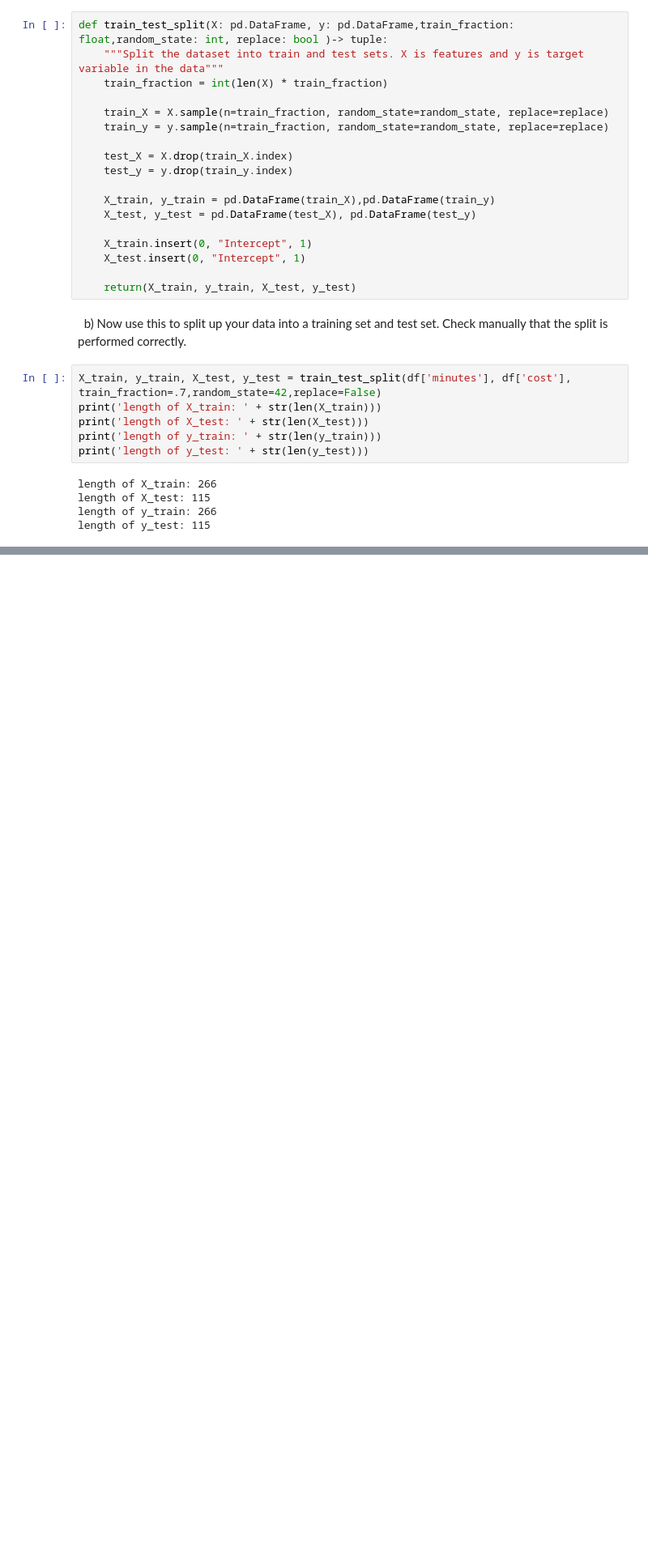
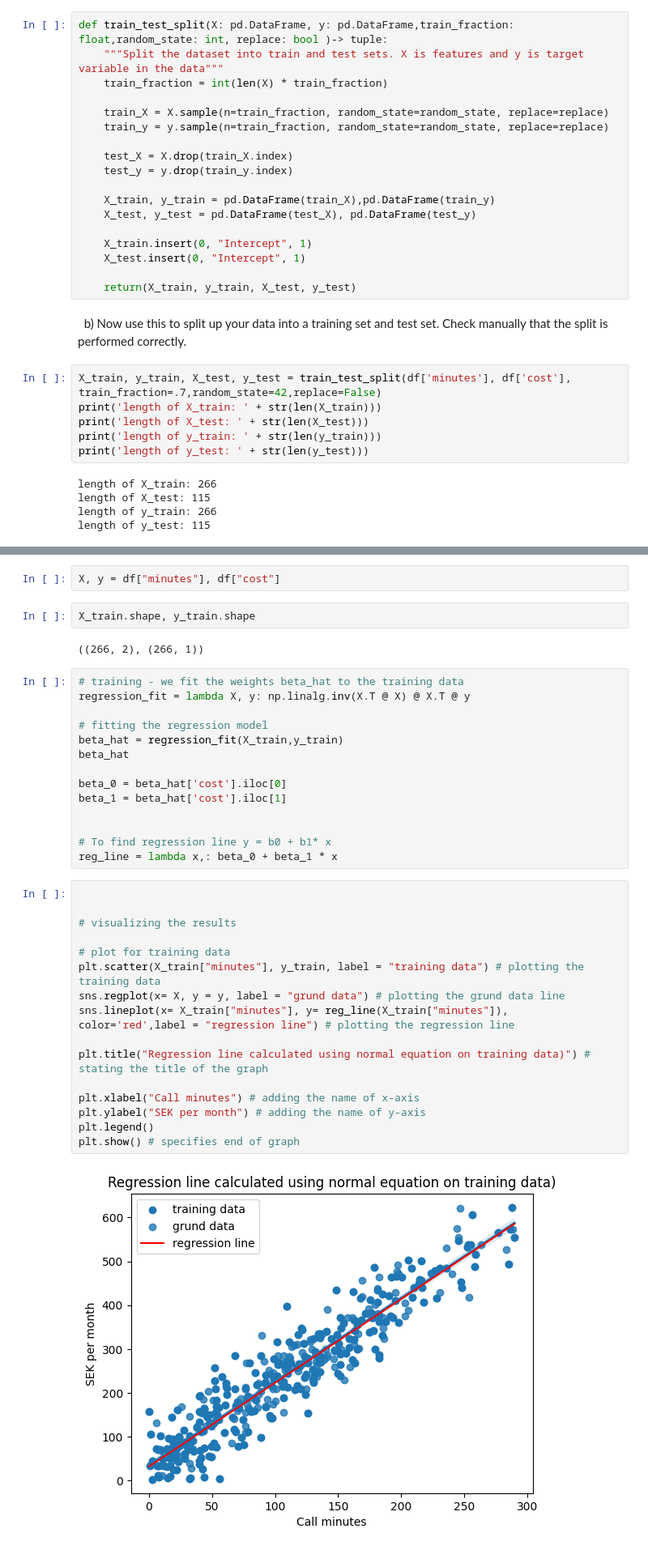
Before and after one commit to VineelaNedunuri/Machine-learning, a Jupyter notebook: Exercises/E00_linear_regression.ipynb, the cells around one changed output, grey strips where cells are left out. Shown at 81% size. Saved outputs shown, nothing was run; the diff lists cells and outputs as text; blank space fills up the shorter version.

```diff
--- a/Exercises/E00_linear_regression.ipynb
+++ b/Exercises/E00_linear_regression.ipynb
@@ -127,0 +132,38 @@ length of y_test: 115
+# %%
+X, y = df["minutes"], df["cost"]
+# %%
+X_train.shape, y_train.shape
+# %% [output]
+((266, 2), (266, 1))
+# %%
+# training - we fit the weights beta_hat to the training data
+regression_fit = lambda X, y: np.linalg.inv(X.T @ X) @ X.T @ y
+
+# fitting the regression model
+beta_hat = regression_fit(X_train,y_train)
+beta_hat
+
+beta_0 = beta_hat['cost'].iloc[0]
+beta_1 = beta_hat['cost'].iloc[1]
+
+
+# To find regression line y = b0 + b1* x
+reg_line = lambda x,: beta_0 + beta_1 * x
+# %%
+
+
+# visualizing the results
+
+# plot for training data
+plt.scatter(X_train["minutes"], y_train, label = "training data") # plotting the training data
+sns.regplot(x= X, y = y, label = "grund data") # plotting the grund data line
+sns.lineplot(x= X_train["minutes"], y= reg_line(X_train["minutes"]), color='red',label = "regression line") # plotting the regression line
+
+plt.title("Regression line calculated using normal equation on training data)") # stating the title of the graph
+
+plt.xlabel("Call minutes") # adding the name of x-axis
+plt.ylabel("SEK per month") # adding the name of y-axis
+plt.legend()
+plt.show() # specifies end of graph
+# %% [output]
+[figure, added]
```
Also changed, not shown: parts of 25 cells of this notebook.
